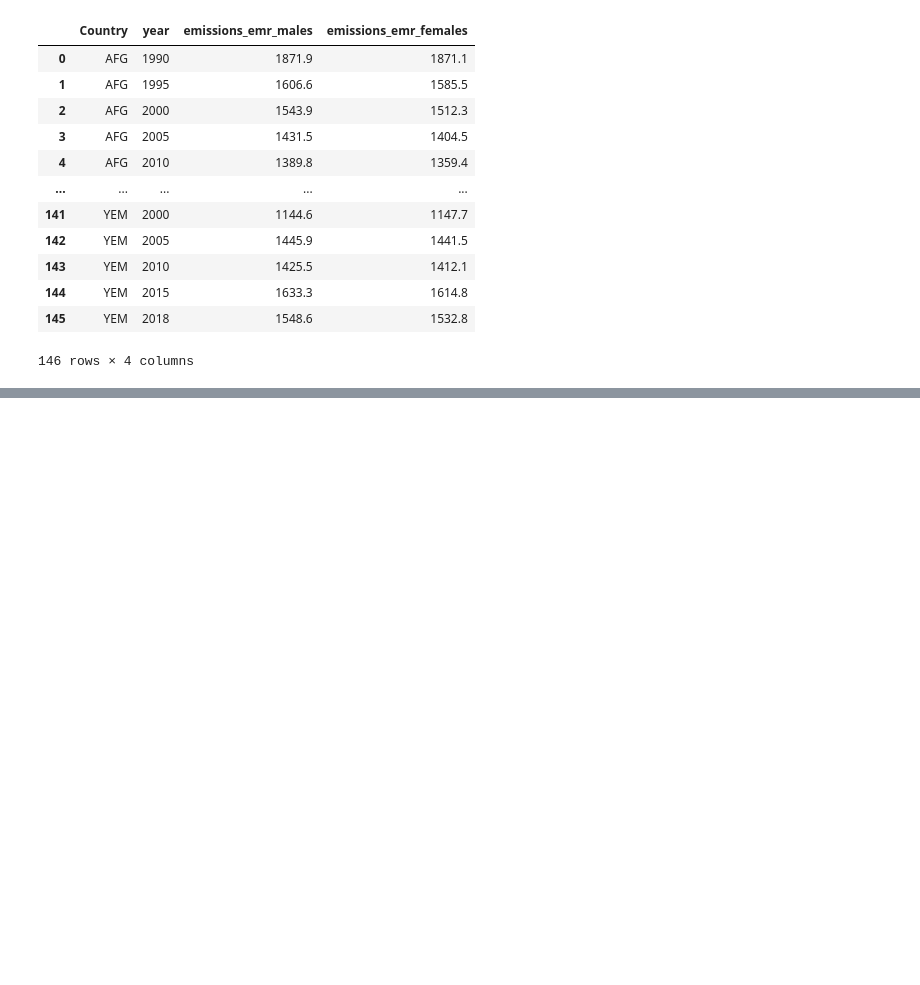
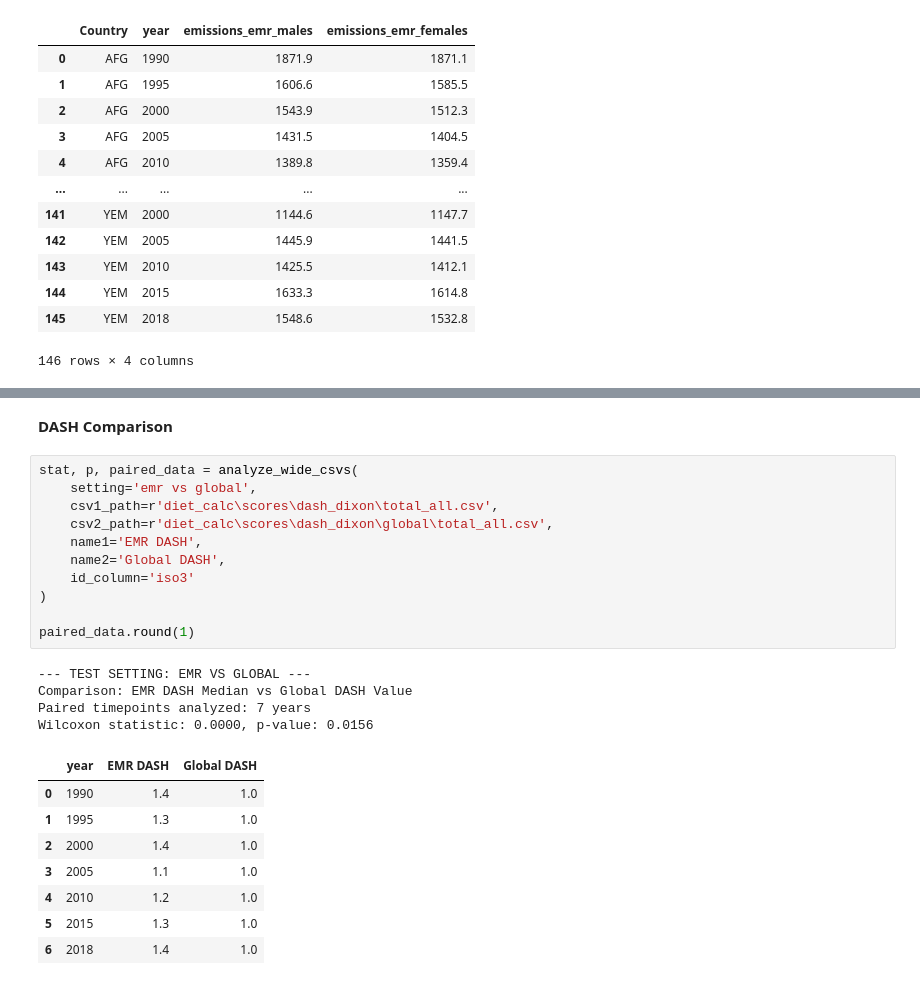
Before and after one commit to iMaatin/climate_change, a Jupyter notebook: comparison.ipynb, the cells around one changed output, grey strips where cells are left out. Saved outputs shown, nothing was run; the diff lists cells and outputs as text; blank space fills up the shorter version.

```diff
--- a/comparison.ipynb
+++ b/comparison.ipynb
@@ -228,0 +364,26 @@ Wilcoxon statistic: 1586.0000, p-value: 0.0000
+# %% [markdown]
+**DASH Comparison**
+# %%
+stat, p, paired_data = analyze_wide_csvs(
+    setting='emr vs global',
+    csv1_path=r'diet_calc\scores\dash_dixon\total_all.csv',
+    csv2_path=r'diet_calc\scores\dash_dixon\global\total_all.csv',
+    name1='EMR DASH',
+    name2='Global DASH',
+    id_column='iso3'
+)
+
+paired_data.round(1)
+# %% [output]
+--- TEST SETTING: EMR VS GLOBAL ---
+Comparison: EMR DASH Median vs Global DASH Value
+Paired timepoints analyzed: 7 years
+Wilcoxon statistic: 0.0000, p-value: 0.0156
+|  | year | EMR DASH | Global DASH |
+| 0 | 1990 | 1.4 | 1.0 |
+| 1 | 1995 | 1.3 | 1.0 |
+| 2 | 2000 | 1.4 | 1.0 |
+| 3 | 2005 | 1.1 | 1.0 |
+| 4 | 2010 | 1.2 | 1.0 |
+| 5 | 2015 | 1.3 | 1.0 |
+| 6 | 2018 | 1.4 | 1.0 |
```
Also changed, not shown: parts of 8 cells of this notebook.
